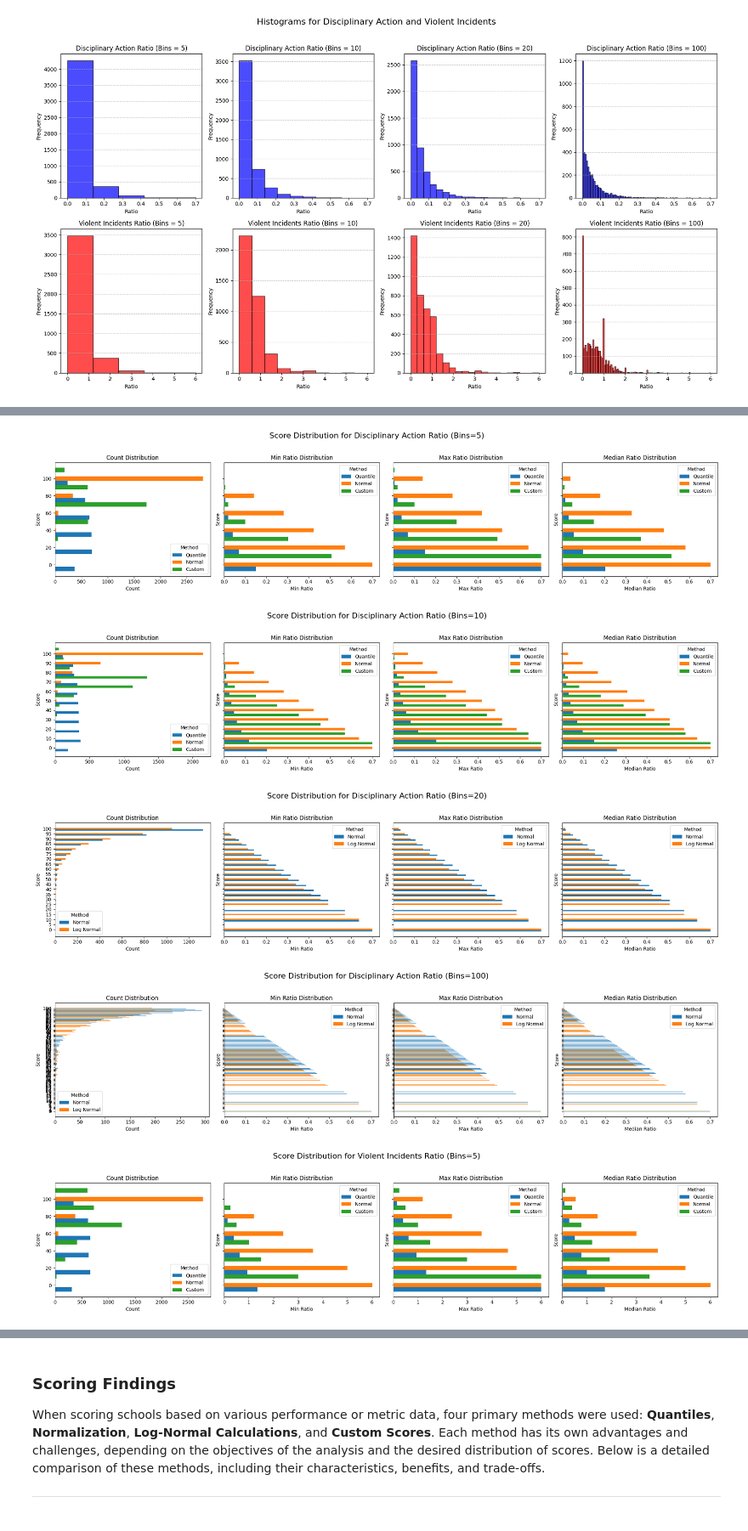
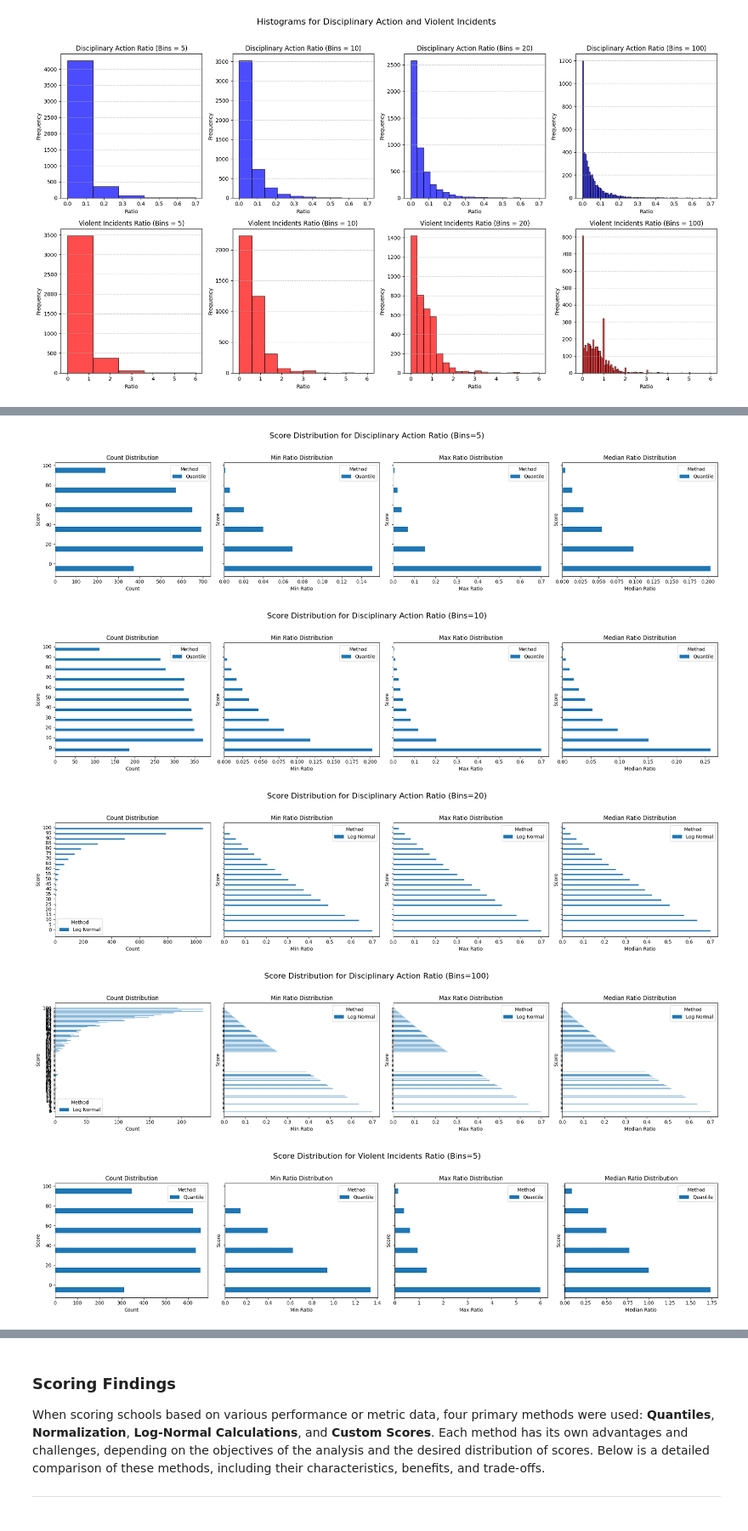
Before and after one commit to parliamentdata/rssi_discipline_analysis, a Jupyter notebook: discipline_analysis.ipynb, the cells around one changed output, grey strips where cells are left out. Shown: that part at 85% size. Drawn from its saved outputs; the diff is of its cells as text; code cells hidden in the pictures.

```diff
--- a/discipline_analysis.ipynb
+++ b/discipline_analysis.ipynb
@@ -120,12 +54,12 @@ Distribution Table for Violent Incidents Ratio (Bins=10):
 # %%
 for column in hf.columns_to_score:
-    hf.plot_score_distribution(hf.report_card_df, column, bin_size=5, methods=["Quantile", "Normal", "Log Normal", "Custom"])
-    hf.plot_score_distribution(hf.report_card_df, column, bin_size=10, methods=["Quantile", "Normal", "Log Normal", "Custom"])
-    hf.plot_score_distribution(hf.report_card_df, column, bin_size=20, methods=["Normal", "Log Normal"])
-    hf.plot_score_distribution(hf.report_card_df, column, bin_size=100, methods=["Normal", "Log Normal"])
+    hf.plot_score_distribution(hf.report_card_df, column, bin_size=5, methods=["Quantile", "Log Normal"])
+    hf.plot_score_distribution(hf.report_card_df, column, bin_size=10, methods=["Quantile", "Log Normal"])
+    hf.plot_score_distribution(hf.report_card_df, column, bin_size=20, methods=["Log Normal"])
+    hf.plot_score_distribution(hf.report_card_df, column, bin_size=100, methods=["Log Normal"])
 # %% [output]
-[figure, old version]
+[figure, new version]
-[figure, old version]
+[figure, new version]
-[figure, old version]
+[figure, new version]
-[figure, old version]
+[figure, new version]
-[figure, old version]
+[figure, new version]
```
Also changed, not shown: parts of 2 cells of this notebook, 1 other file.
